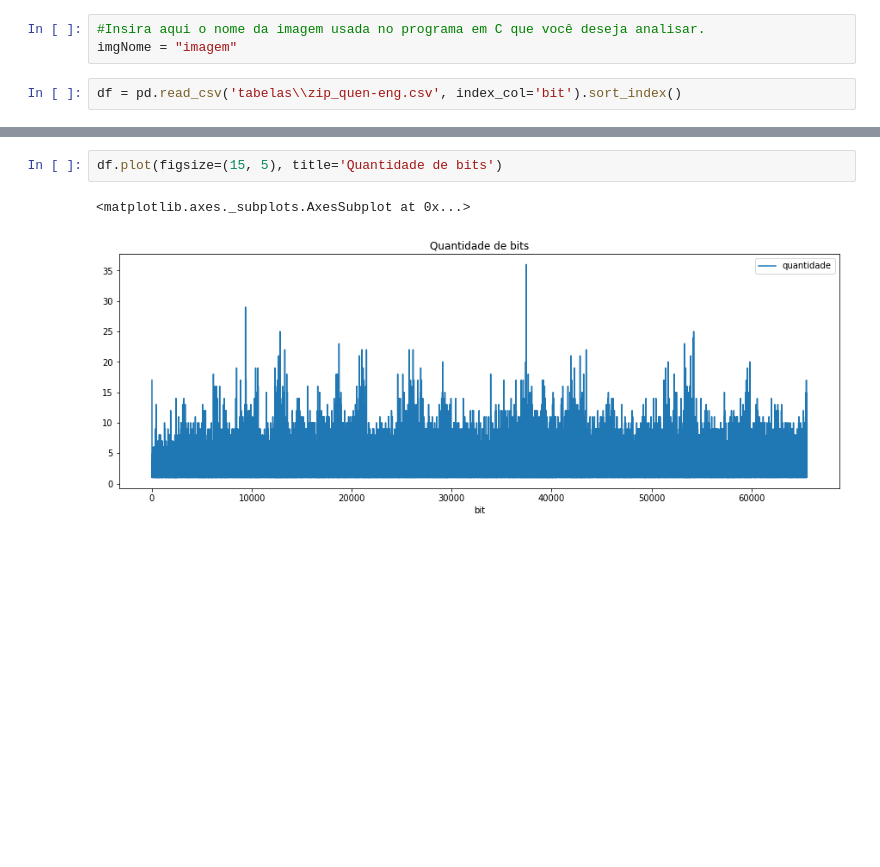
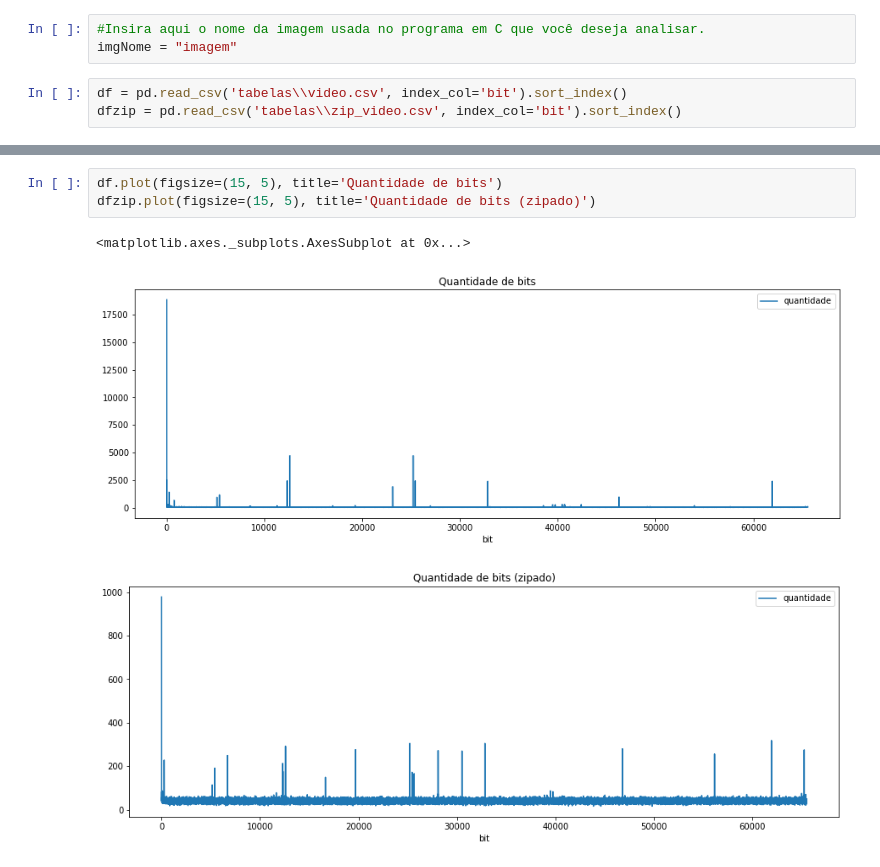
Before and after one commit to matheusantonio/Exercicios-e-Programas-UFF, a Jupyter notebook: PAQ/Trabalho1PAQ/graphic_generator.ipynb, the cells around one changed output, grey strips where cells are left out. Drawn from its saved outputs; the diff is of its cells as text; blank space fills up the shorter version.

```diff
--- a/PAQ/Trabalho1PAQ/graphic_generator.ipynb
+++ b/PAQ/Trabalho1PAQ/graphic_generator.ipynb
@@ -7,4 +7,5 @@ import matplotlib.pyplot as plt
 #Insira aqui o nome da imagem usada no programa em C que você deseja analisar.
 imgNome = "imagem"
 # %%
-df = pd.read_csv('tabelas\\zip_quen-eng.csv', index_col='bit').sort_index()
+df = pd.read_csv('tabelas\\video.csv', index_col='bit').sort_index()
+dfzip = pd.read_csv('tabelas\\zip_video.csv', index_col='bit').sort_index()
@@ -33,5 +22,7 @@ df
 # %%
 df.plot(figsize=(15, 5), title='Quantidade de bits')
+dfzip.plot(figsize=(15, 5), title='Quantidade de bits (zipado)')
 # %% [output]
 <matplotlib.axes._subplots.AxesSubplot at 0x...>
-[figure, old version]
+[figure, new version]
+[figure, added]
```
Also changed, not shown: parts of 3 cells of this notebook, 28 other files.
